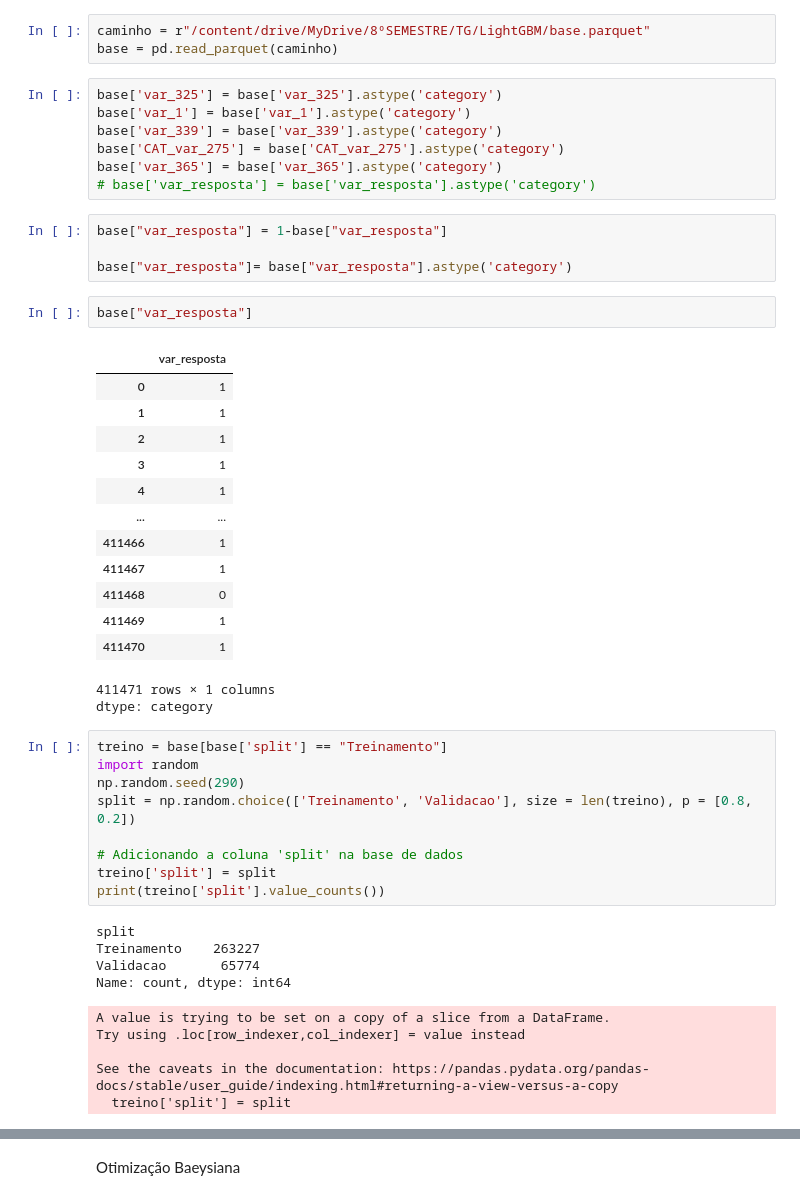
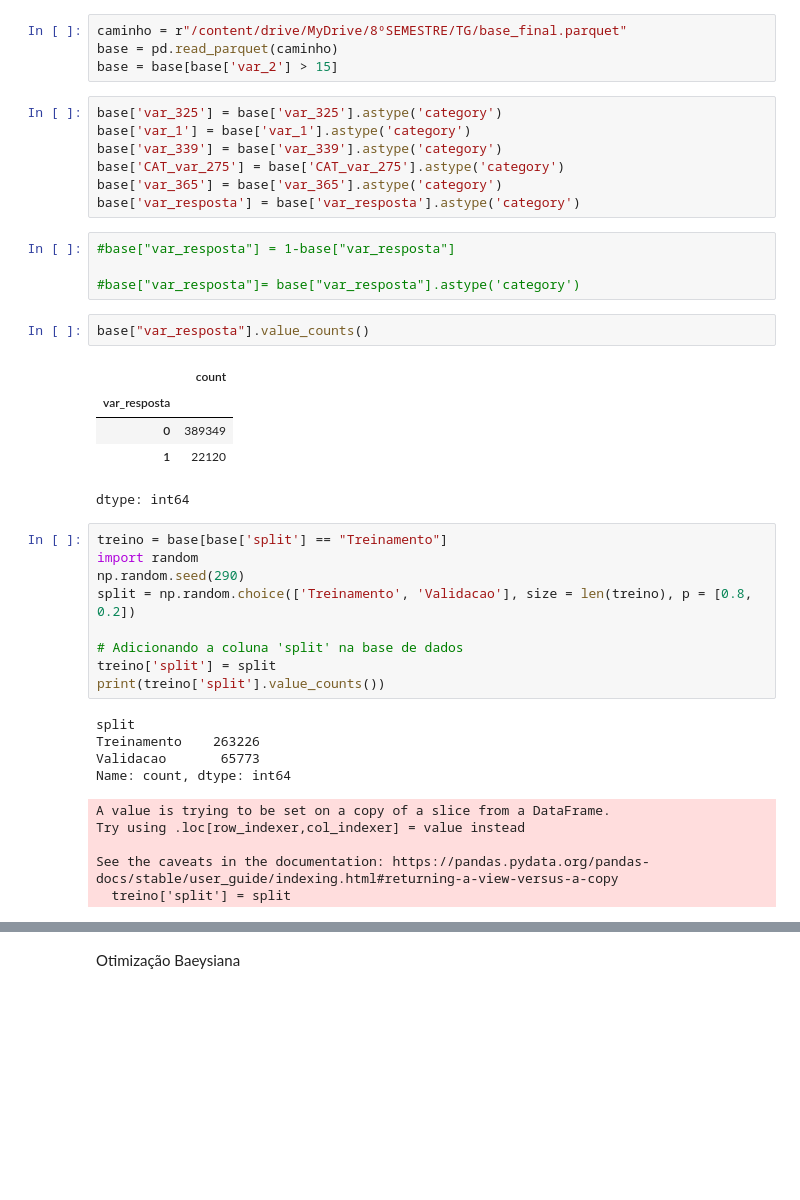
Before and after one commit to fwaltrs/Models_BehaviourScore-, a Jupyter notebook: XGBoost.ipynb, the cells around one changed output, grey strips where cells are left out. Drawn from its saved outputs; the diff is of its cells as text; blank space fills up the shorter version.

```diff
--- a/XGBoost.ipynb
+++ b/XGBoost.ipynb
@@ -25,34 +33,26 @@ Drive already mounted at /content/drive; to attempt to forcibly remount, call dr
 # %%
-caminho = r"/content/drive/MyDrive/8ºSEMESTRE/TG/LightGBM/base.parquet"
+caminho = r"/content/drive/MyDrive/8ºSEMESTRE/TG/base_final.parquet"
 base = pd.read_parquet(caminho)
+base = base[base['var_2'] > 15]
 # %%
 base['var_325'] = base['var_325'].astype('category')
 base['var_1'] = base['var_1'].astype('category')
 base['var_339'] = base['var_339'].astype('category')
 base['CAT_var_275'] = base['CAT_var_275'].astype('category')
 base['var_365'] = base['var_365'].astype('category')
-# base['var_resposta'] = base['var_resposta'].astype('category')
+base['var_resposta'] = base['var_resposta'].astype('category')
 # %%
-base["var_resposta"] = 1-base["var_resposta"]
+#base["var_resposta"] = 1-base["var_resposta"]
 
-base["var_resposta"]= base["var_resposta"].astype('category')
+#base["var_resposta"]= base["var_resposta"].astype('category')
 # %%
-base["var_resposta"]
+base["var_resposta"].value_counts()
 # %% [output]
-|  | var_resposta |
-| 0 | 1 |
-| 1 | 1 |
-| 2 | 1 |
-| 3 | 1 |
-| 4 | 1 |
-| ... | ... |
-| 411466 | 1 |
-| 411467 | 1 |
-| 411468 | 0 |
-| 411469 | 1 |
-| 411470 | 1 |
+|  | count |
+| var_resposta |  |
+| 0 | 389349 |
+| 1 | 22120 |
-411471 rows × 1 columns
-dtype: category
+dtype: int64
 # %%
 treino = base[base['split'] == "Treinamento"]
 import random
@@ -64,8 +64,8 @@ treino['split'] = split
 print(treino['split'].value_counts())
 # %% [output]
 split
-Treinamento    263227
-Validacao       65774
+Treinamento    263226
+Validacao       65773
 Name: count, dtype: int64
 A value is trying to be set on a copy of a slice from a DataFrame.
 Try using .loc[row_indexer,col_indexer] = value instead
```
Also changed, not shown: parts of 40 cells of this notebook, 1 other file.
